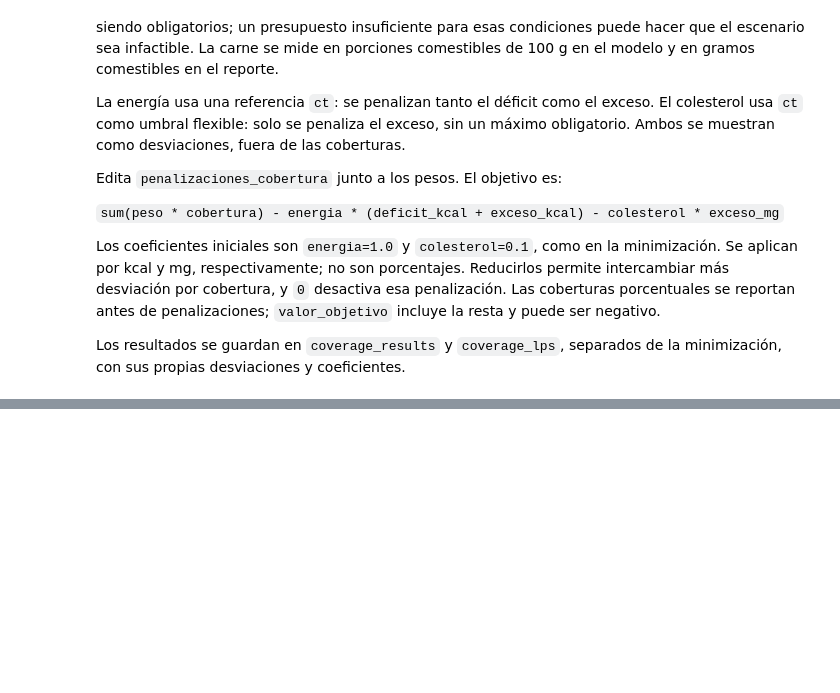
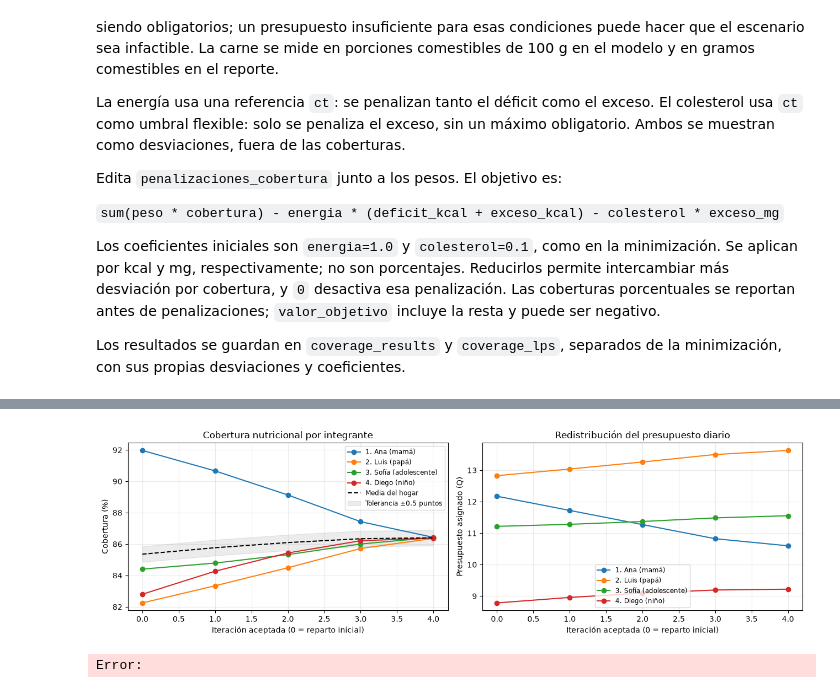
Before and after one commit to ordev-gt/canasta-inteligente-gt, a Jupyter notebook: notebooks/optimizacion_dieta.ipynb, the cells around one changed output, grey strips where cells are left out. Drawn from its saved outputs; the diff is of its cells as text; code cells hidden in the pictures; blank space fills up the shorter version.

Commit message:
demos

```diff
--- a/notebooks/optimizacion_dieta.ipynb
+++ b/notebooks/optimizacion_dieta.ipynb
@@ -1061,0 +1153,18 @@ Penalizacion total: 0.0000
+# %%
+# Ejecutar después de editar la familia, el presupuesto o los ajustes.
+# Family recibe el presupuesto TOTAL del período; aquí se conserva el ejemplo diario.
+hogar = Family(familia_demo)
+consulta_hogar = None
+consulta_hogar = hogar.calcular_canasta(
+    dias=1, presupuesto=presupuesto_hogar_q, catalog=catalog,
+    penalizaciones_min=penalizaciones_minimizacion,
+    penalizaciones_max=penalizaciones_cobertura,
+    pesos_nutrientes=pesos_nutrientes,
+    **ajustes_reparto,
+)
+mostrar_etapa_hogar(consulta_hogar, 'minimizacion')
+print('Comparación del reparto inicial con el final:')
+display(consulta_hogar['comparacion_repartos'].round(4))
+display(consulta_hogar['historial_ajuste'].round(4))
+print(f"Parada: {consulta_hogar['motivo_parada']}. Convergió: {consulta_hogar['convergio']}.")
+mostrar_etapa_hogar(consulta_hogar, 'maximizacion')
@@ -1061,0 +1281,29 @@ Penalizacion total: 0.0000
+# %%
+# Evolución de la cobertura y del presupuesto en los pasos aceptados.
+import matplotlib.pyplot as plt
+
+historial = consulta_hogar.get('historial_ajuste', pd.DataFrame())
+if not historial.empty and historial['media_hogar_pct'].notna().all():
+    fig, ejes = plt.subplots(1, 2, figsize=(13, 4))
+    for perfil_id, filas in historial.groupby('perfil_id', sort=False):
+        etiqueta = f"{perfil_id}. {filas['persona'].iloc[0]}"
+        ejes[0].plot(filas['iteracion'], filas['cobertura_pct'], marker='o', label=etiqueta)
+        ejes[1].plot(filas['iteracion'], filas['presupuesto_q'], marker='o', label=etiqueta)
+    medias = historial.groupby('iteracion')['media_hogar_pct'].first()
+    tolerancia = consulta_hogar['tolerancia_pp']
+    ejes[0].plot(medias.index, medias.values, color='black', linestyle='--', label='Media del hogar')
+    ejes[0].fill_between(medias.index, medias.values - tolerancia, medias.values + tolerancia,
+                        color='gray', alpha=0.15, label=f'Tolerancia ±{tolerancia:g} puntos')
+    ejes[0].set(title='Cobertura nutricional por integrante', ylabel='Cobertura (%)')
+    ejes[1].set(title='Redistribución del presupuesto diario', ylabel='Presupuesto asignado (Q)')
+    for eje in ejes:
+        eje.set_xlabel('Iteración aceptada (0 = reparto inicial)')
+        eje.grid(alpha=0.25)
+        eje.legend(fontsize='small')
+    fig.tight_layout()
+    plt.show()
+else:
+    print('No hay un historial completo de coberturas para graficar.')
+# %% [output]
+[figure, added]
+Error:
```
Also changed, not shown: parts of 15 cells of this notebook, 30 other files.
